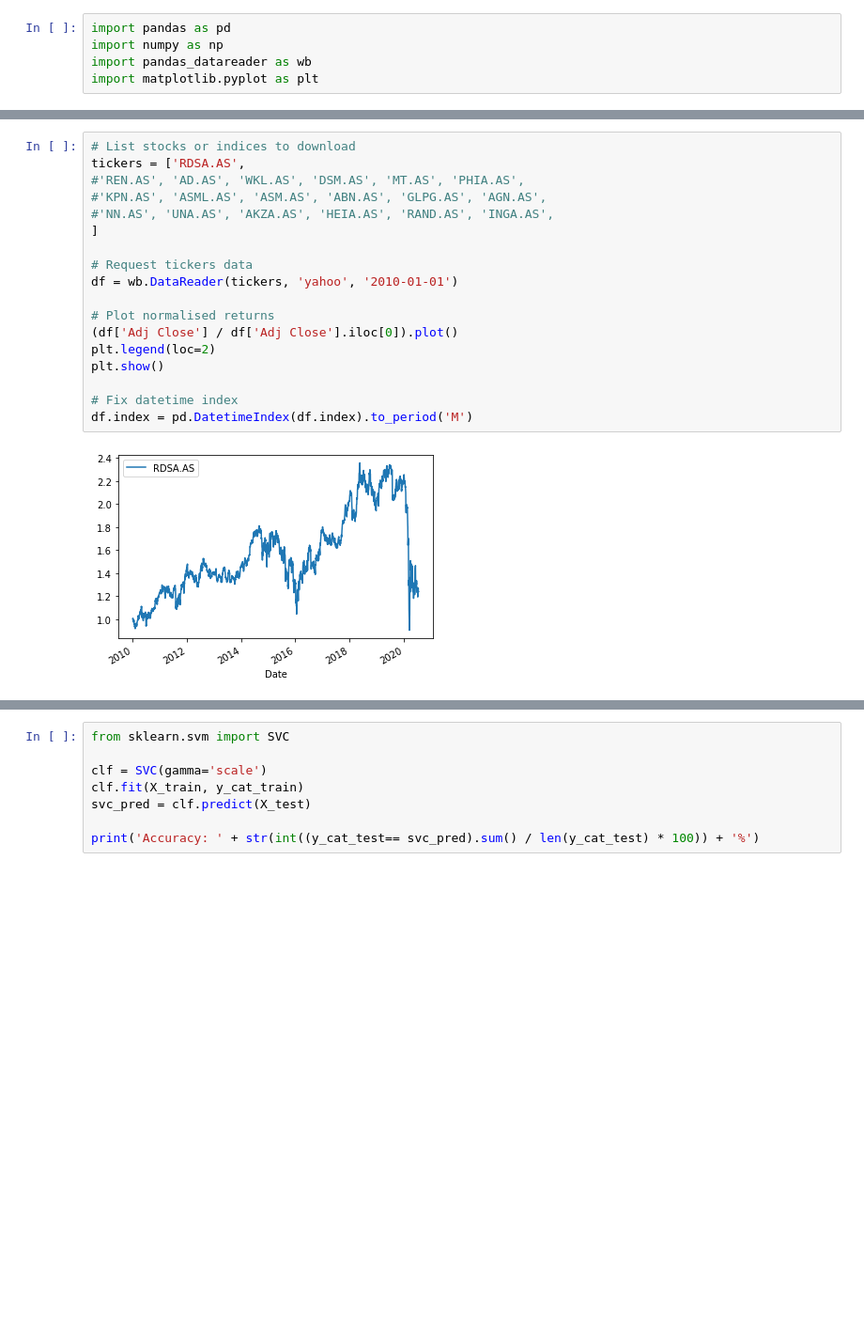
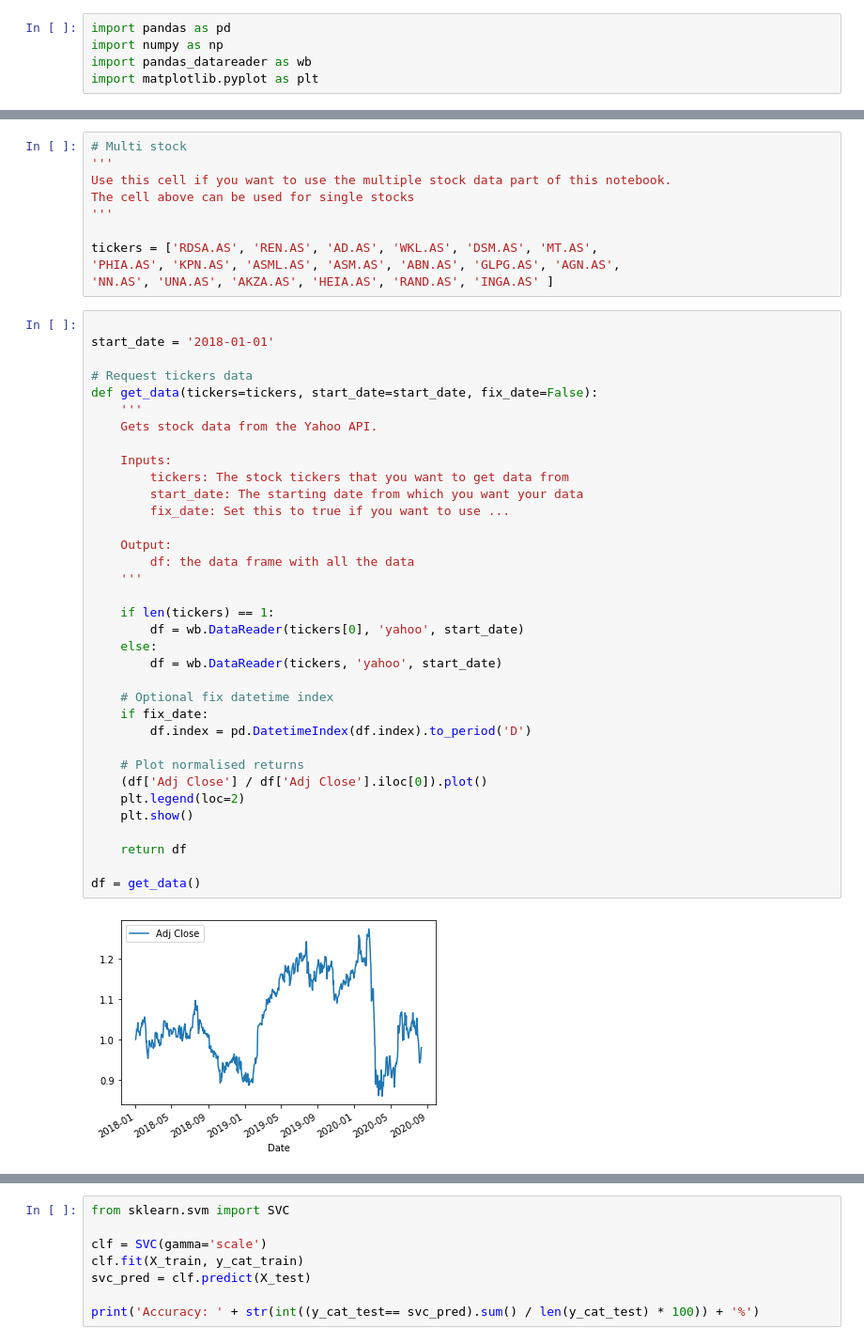
Before and after one commit to Ajalkema/Simple-Trading-Algorithms, a Jupyter notebook: Notebook.ipynb, the cells around one changed output, grey strips where cells are left out. Shown at 94% size. Saved outputs shown, nothing was run; the diff lists cells and outputs as text; blank space fills up the shorter version.

```diff
--- a/Notebook.ipynb
+++ b/Notebook.ipynb
@@ -6,21 +14,48 @@ import matplotlib.pyplot as plt
 # %%
-# List stocks or indices to download
-tickers = ['RDSA.AS',
-#'REN.AS', 'AD.AS', 'WKL.AS', 'DSM.AS', 'MT.AS', 'PHIA.AS',
-#'KPN.AS', 'ASML.AS', 'ASM.AS', 'ABN.AS', 'GLPG.AS', 'AGN.AS',
-#'NN.AS', 'UNA.AS', 'AKZA.AS', 'HEIA.AS', 'RAND.AS', 'INGA.AS',
-]
+# Multi stock
+'''
+Use this cell if you want to use the multiple stock data part of this notebook.
+The cell above can be used for single stocks
+'''
 
-# Request tickers data
-df = wb.DataReader(tickers, 'yahoo', '2010-01-01')
-
-# Plot normalised returns
-(df['Adj Close'] / df['Adj Close'].iloc[0]).plot()
-plt.legend(loc=2)
-plt.show()
-
-# Fix datetime index
-df.index = pd.DatetimeIndex(df.index).to_period('M')
+tickers = ['RDSA.AS', 'REN.AS', 'AD.AS', 'WKL.AS', 'DSM.AS', 'MT.AS',
+'PHIA.AS', 'KPN.AS', 'ASML.AS', 'ASM.AS', 'ABN.AS', 'GLPG.AS', 'AGN.AS',
+'NN.AS', 'UNA.AS', 'AKZA.AS', 'HEIA.AS', 'RAND.AS', 'INGA.AS' ]
-# %% [output]
-[figure, removed]
+# %%
+
+start_date = '2018-01-01'
+
+# Request tickers data
+def get_data(tickers=tickers, start_date=start_date, fix_date=False):
+    '''
+    Gets stock data from the Yahoo API.
+
+    Inputs:
+        tickers: The stock tickers that you want to get data from
+        start_date: The starting date from which you want your data
+        fix_date: Set this to true if you want to use ...
+
+    Output:
+        df: the data frame with all the data
+    '''
+
+    if len(tickers) == 1:
+        df = wb.DataReader(tickers[0], 'yahoo', start_date)
+    else:
+        df = wb.DataReader(tickers, 'yahoo', start_date)
+
+    # Optional fix datetime index
+    if fix_date:
+        df.index = pd.DatetimeIndex(df.index).to_period('D')
+
+    # Plot normalised returns
+    (df['Adj Close'] / df['Adj Close'].iloc[0]).plot()
+    plt.legend(loc=2)
+    plt.show()
+
+    return df
+
+df = get_data()
+# %% [output]
+[figure, added]
 # %%
```
Also changed, not shown: parts of 17 cells of this notebook.
